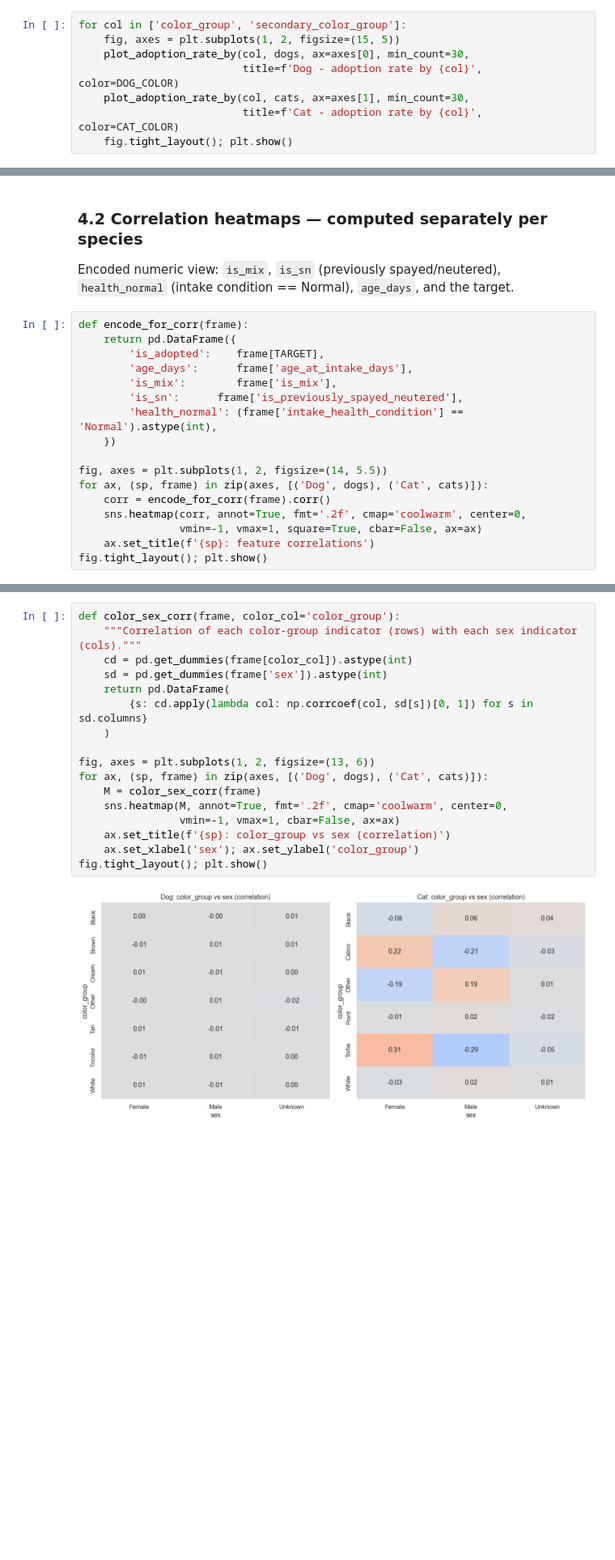
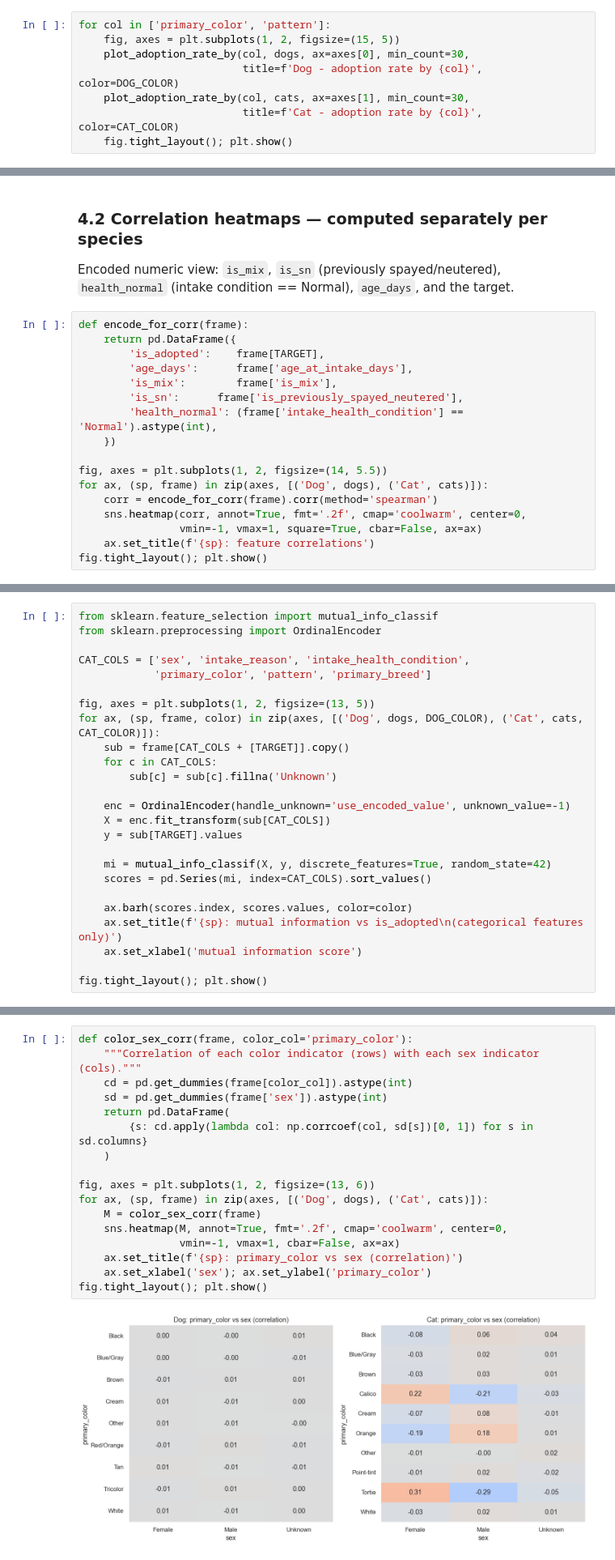
Before and after one commit to chienchien50425-alt/austin-animal-center, a Jupyter notebook: notebooks/02_eda.ipynb, the cells around one changed output, grey strips where cells are left out. Shown at 81% size. Cells and saved outputs as stored; diff of their text form; blank space fills up the shorter version.

```diff
--- a/notebooks/02_eda.ipynb
+++ b/notebooks/02_eda.ipynb
@@ -345,5 +343,5 @@ The grouped view is far more readable than the 50+ raw colors above. Shown for b
 # %%
-for col in ['color_group', 'secondary_color_group']:
+for col in ['primary_color', 'pattern']:
     fig, axes = plt.subplots(1, 2, figsize=(15, 5))
     plot_adoption_rate_by(col, dogs, ax=axes[0], min_count=30,
                           title=f'Dog - adoption rate by {col}', color=DOG_COLOR)
@@ -397,7 +395,7 @@ def encode_for_corr(frame):
 
 fig, axes = plt.subplots(1, 2, figsize=(14, 5.5))
 for ax, (sp, frame) in zip(axes, [('Dog', dogs), ('Cat', cats)]):
-    corr = encode_for_corr(frame).corr()
+    corr = encode_for_corr(frame).corr(method='spearman')
     sns.heatmap(corr, annot=True, fmt='.2f', cmap='coolwarm', center=0,
                 vmin=-1, vmax=1, square=True, cbar=False, ax=ax)
     ax.set_title(f'{sp}: feature correlations')
@@ -407 +408,26 @@ fig.tight_layout(); plt.show()
+# %%
+from sklearn.feature_selection import mutual_info_classif
+from sklearn.preprocessing import OrdinalEncoder
+
+CAT_COLS = ['sex', 'intake_reason', 'intake_health_condition',
+            'primary_color', 'pattern', 'primary_breed']
+
+fig, axes = plt.subplots(1, 2, figsize=(13, 5))
+for ax, (sp, frame, color) in zip(axes, [('Dog', dogs, DOG_COLOR), ('Cat', cats, CAT_COLOR)]):
+    sub = frame[CAT_COLS + [TARGET]].copy()
+    for c in CAT_COLS:
+        sub[c] = sub[c].fillna('Unknown')
+
+    enc = OrdinalEncoder(handle_unknown='use_encoded_value', unknown_value=-1)
+    X = enc.fit_transform(sub[CAT_COLS])
+    y = sub[TARGET].values
+
+    mi = mutual_info_classif(X, y, discrete_features=True, random_state=42)
+    scores = pd.Series(mi, index=CAT_COLS).sort_values()
+
+    ax.barh(scores.index, scores.values, color=color)
+    ax.set_title(f'{sp}: mutual information vs is_adopted\n(categorical features only)')
+    ax.set_xlabel('mutual information score')
+
+fig.tight_layout(); plt.show()
 # %% [markdown]
@@ -410,22 +436,22 @@ Both are categorical, so the "correlation matrix" is built by one-hot encoding `
 # %%
-def color_sex_corr(frame, color_col='color_group'):
-    """Correlation of each color-group indicator (rows) with each sex indicator (cols)."""
+def color_sex_corr(frame, color_col='primary_color'):
+    """Correlation of each color indicator (rows) with each sex indicator (cols)."""
     cd = pd.get_dummies(frame[color_col]).astype(int)
     sd = pd.get_dummies(frame['sex']).astype(int)
     return pd.DataFrame(
         {s: cd.apply(lambda col: np.corrcoef(col, sd[s])[0, 1]) for s in sd.columns}
     )
 
 fig, axes = plt.subplots(1, 2, figsize=(13, 6))
 for ax, (sp, frame) in zip(axes, [('Dog', dogs), ('Cat', cats)]):
     M = color_sex_corr(frame)
     sns.heatmap(M, annot=True, fmt='.2f', cmap='coolwarm', center=0,
                 vmin=-1, vmax=1, cbar=False, ax=ax)
-    ax.set_title(f'{sp}: color_group vs sex (correlation)')
-    ax.set_xlabel('sex'); ax.set_ylabel('color_group')
+    ax.set_title(f'{sp}: primary_color vs sex (correlation)')
+    ax.set_xlabel('sex'); ax.set_ylabel('primary_color')
 fig.tight_layout(); plt.show()
 # %% [output]
-[figure, old version]
+[figure, new version]
 # %% [markdown]
 ## 5. Temporal Analysis
 _Uses the full `df` (all outcomes) for intake volume;
```
Also changed, not shown: parts of 6 cells of this notebook, 1 other file.
